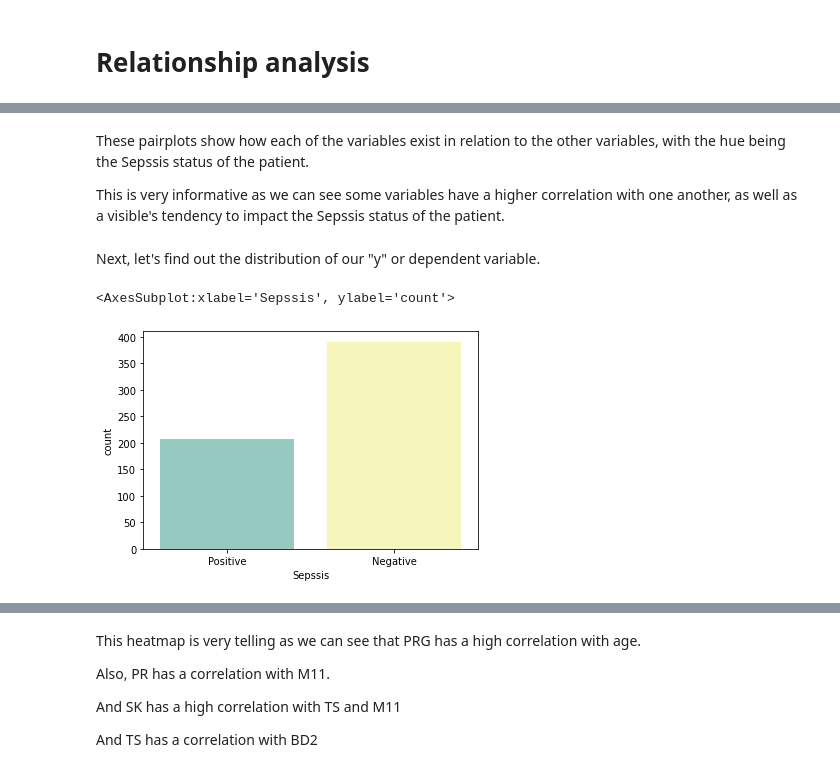
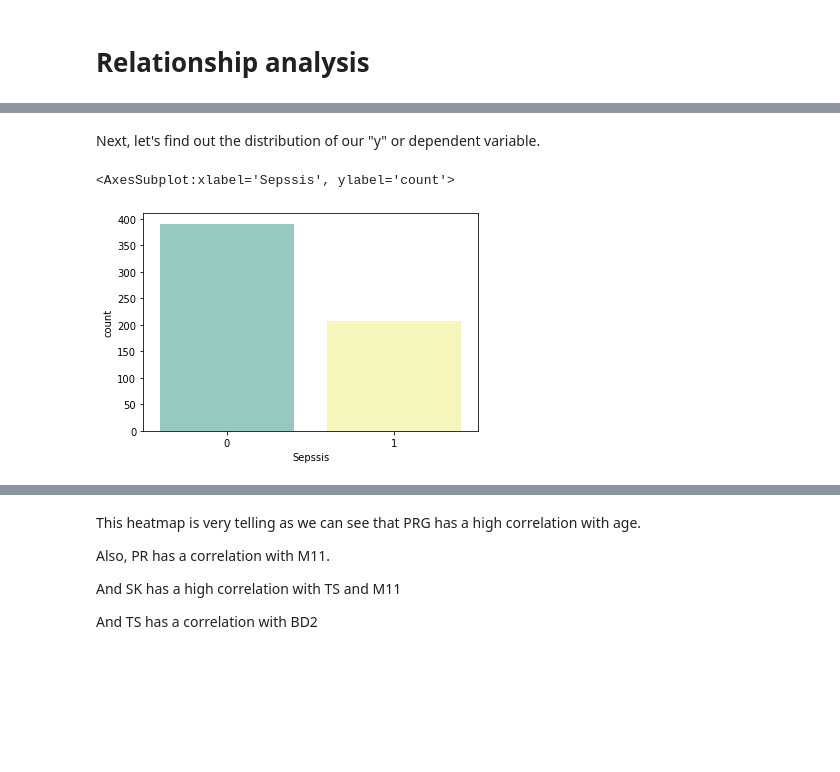
Before and after one commit to mixmav/machine-learning-A1-RMIT, a Jupyter notebook: solution/s3783375.ipynb, the cells around one changed output, grey strips where cells are left out. Cells and saved outputs as stored; diff of their text form; code cells hidden in the pictures; blank space fills up the shorter version.

```diff
--- a/solution/s3783375.ipynb
+++ b/solution/s3783375.ipynb
@@ -99,12 +114,8 @@ sns.pairplot(patients_raw, hue='Sepssis')
-# %% [markdown]
-These pairplots show how each of the variables exist in relation to the other variables, with the hue being the Sepssis status of the patient.
-
-This is very informative as we can see some variables have a higher correlation with one another, as well as a visible's tendency to impact the Sepssis status of the patient.
 # %% [markdown]
 Next, let's find out the distribution of our "y" or dependent variable.
 # %%
-sns.countplot(x = 'Sepssis', data = patients_raw, palette = 'Set3')
+sns.countplot(x = 'Sepssis', data = patients, palette = 'Set3')
 # %% [output]
 <AxesSubplot:xlabel='Sepssis', ylabel='count'>
-[figure, old version]
+[figure, new version]
 # %% [markdown]
```
Also changed, not shown: parts of 23 cells of this notebook.
